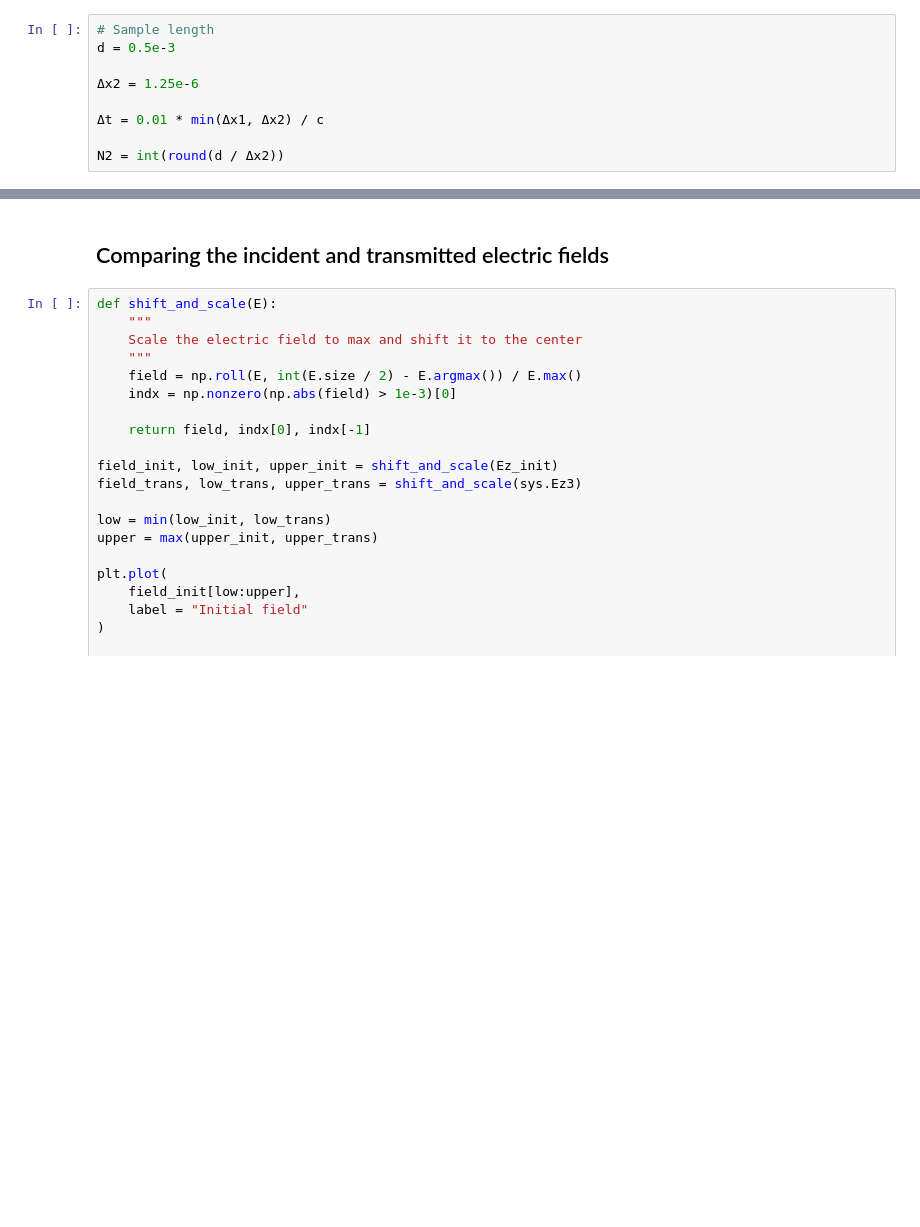
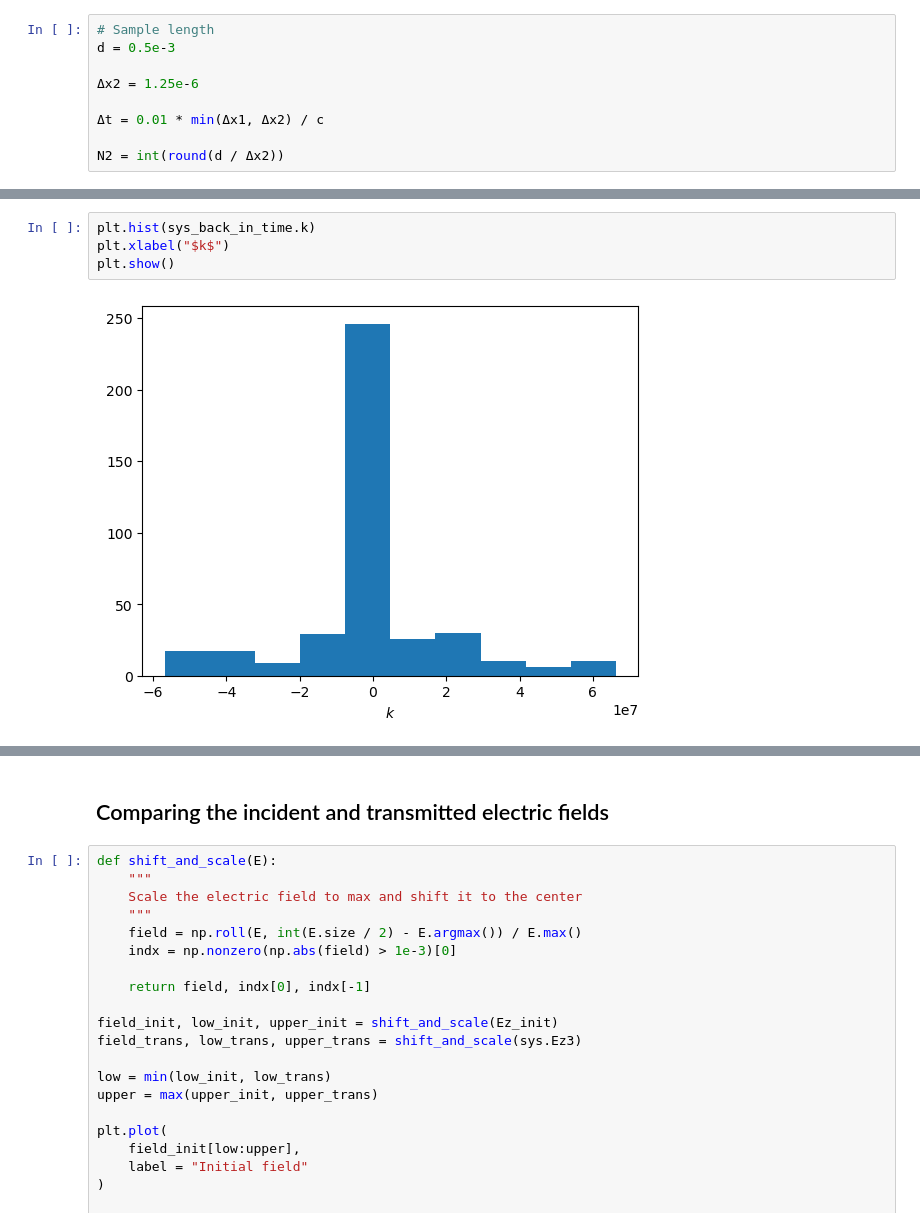
Before and after one commit to dibondar/BeyondEffectiveMass, a Jupyter notebook: Testing pulse propagation in InSb.ipynb, the cells around one changed output, grey strips where cells are left out. Drawn from its saved outputs; the diff is of its cells as text; blank space fills up the shorter version.

```diff
--- a/Testing pulse propagation in InSb.ipynb
+++ b/Testing pulse propagation in InSb.ipynb
@@ -96,0 +129,6 @@ plt.show()
+# %%
+plt.hist(sys_back_in_time.k)
+plt.xlabel("$k$")
+plt.show()
+# %% [output]
+[figure, added]
```
Also changed, not shown: parts of 11 cells of this notebook, 2 other files.
